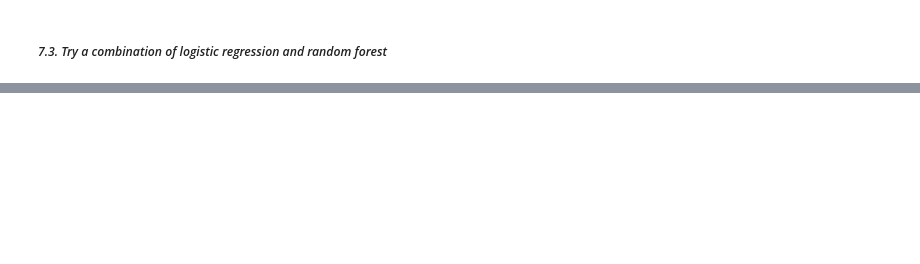
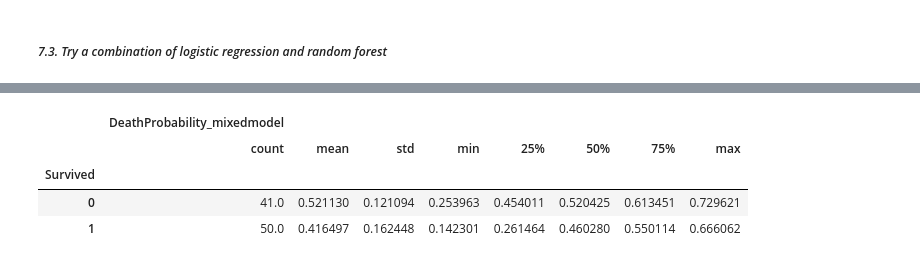
Before and after one commit to foliacouetey/titanic, a Jupyter notebook: PYTHON/scripts/main.ipynb, the cells around one changed output, grey strips where cells are left out. Saved outputs shown, nothing was run; the diff lists cells and outputs as text; code cells hidden in the pictures; blank space fills up the shorter version.

```diff
--- a/PYTHON/scripts/main.ipynb
+++ b/PYTHON/scripts/main.ipynb
@@ -1463,0 +1484,8 @@ del df__nwtable, df__table, list__covariates, float__optimthreshold
+# %%
+# Prepare data
+df__mixedmodel = df__randomforest.merge(
+    right=df__logisticregression[["SimilarPassengerIds", "DeathProbability_logreg"]]
+    , on=["SimilarPassengerIds"], how="inner").copy(deep=True)
+
+# Cleanup
+del df__randomforest, df__logisticregression
@@ -1463,0 +1568,15 @@ del df__nwtable, df__table, list__covariates, float__optimthreshold
+# %%
+# Get the optimal threshold, and weights for random forest and logistic regression models
+float__optimthreshold, float__rfweight, float__logregweight = optimizeresult__object.x[0], optimizeresult__object.x[1], optimizeresult__object.x[2]
+
+# Predict Survived
+df__mixedmodel["DeathProbability_mixedmodel"] = float__rfweight*df__mixedmodel["DeathProbability_rf"] + float__logregweight*df__mixedmodel["DeathProbability_logreg"]
+df__mixedmodel["SurvivedPredicted"] = df__mixedmodel["DeathProbability_mixedmodel"].apply(lambda x: 1 if x <= float__optimthreshold else 0)
+
+# Compute the total number of good prediction for all the passengers
+print("_________ \n")
+print(f"Out of {df__mixedmodel[df__mixedmodel["Survived"] == 0]["GroupSize"].sum()} passengers who did not survived, we were able to predict correctly {df__mixedmodel[(df__mixedmodel["Survived"] == df__mixedmodel["SurvivedPredicted"]) & (df__mixedmodel["Survived"] == 0)]["GroupSize"].sum()}.")
+print("_________ \n")
+print(f"Out of {df__mixedmodel[df__mixedmodel["Survived"] == 1]["GroupSize"].sum()} passengers who survived, we were able to predict correctly {df__mixedmodel[(df__mixedmodel["Survived"] == df__mixedmodel["SurvivedPredicted"]) & (df__mixedmodel["Survived"] == 1)]["GroupSize"].sum()}.")
+print("_________ \n")
+print(f"Globally, out of {df__mixedmodel["GroupSize"].sum()} passengers, we were able to predict correctly {df__mixedmodel[(df__mixedmodel["Survived"] == df__mixedmodel["SurvivedPredicted"])]["GroupSize"].sum()}.")
@@ -1463,0 +1593,9 @@ del df__nwtable, df__table, list__covariates, float__optimthreshold
+# %%
+# Display characteristics of predicted death probabilities for each "Survived" modality
+df__mixedmodel[["DeathProbability_mixedmodel", "Survived"]].groupby(["Survived"], observed=False).describe()
+# %% [output]
+|  | DeathProbability_mixedmodel |  |  |  |  |  |  |  |
+|  | count | mean | std | min | 25% | 50% | 75% | max |
+| Survived |  |  |  |  |  |  |  |  |
+| 0 | 41.0 | 0.521130 | 0.121094 | 0.253963 | 0.454011 | 0.520425 | 0.613451 | 0.729621 |
+| 1 | 50.0 | 0.416497 | 0.162448 | 0.142301 | 0.261464 | 0.460280 | 0.550114 | 0.666062 |
```
Also changed, not shown: parts of 73 cells of this notebook, 2 other files.
